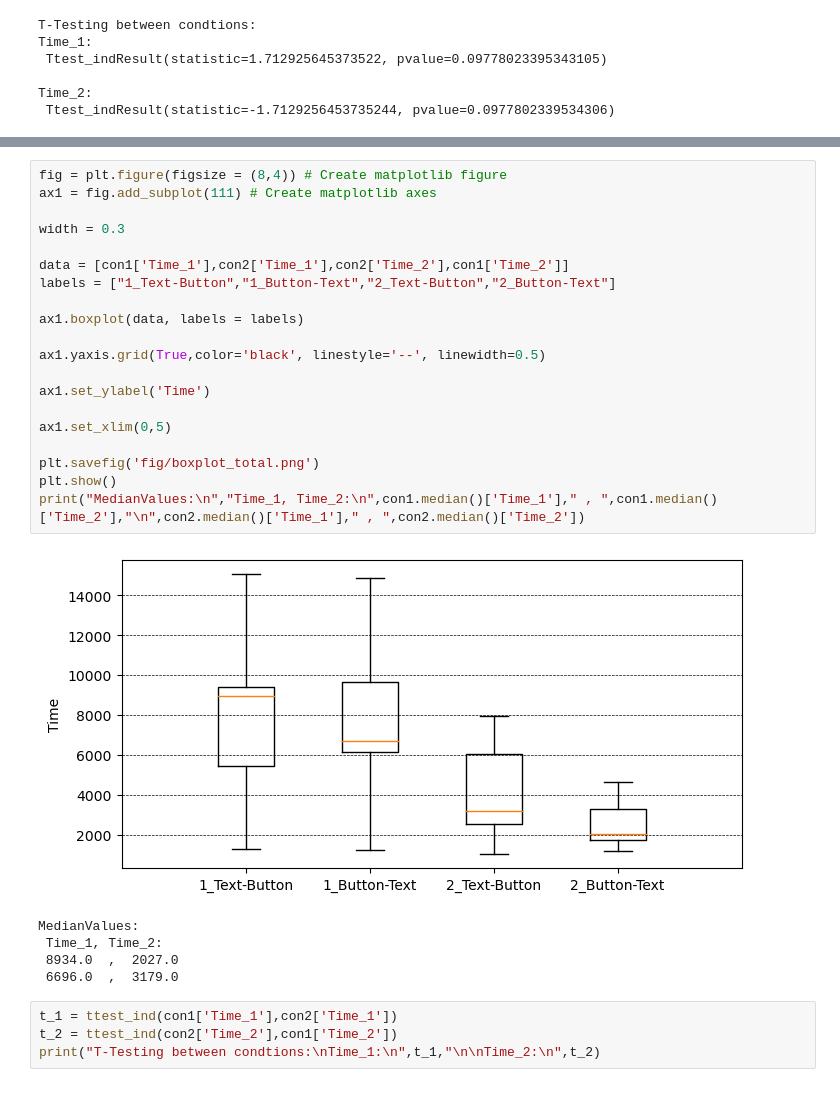
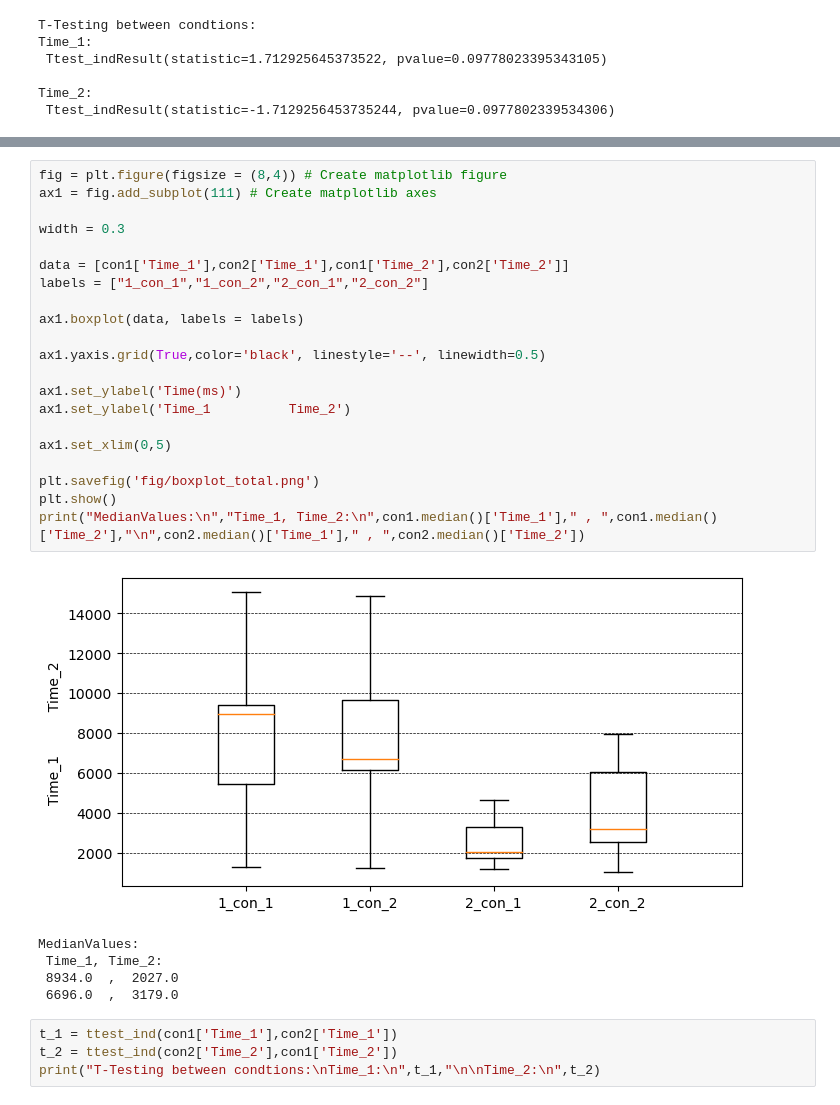
Before and after one commit to hkirsch94/HCI_ActionLine, a Jupyter notebook: HCI_analyse.ipynb, the cells around one changed output, grey strips where cells are left out. Drawn from its saved outputs; the diff is of its cells as text.

```diff
--- a/HCI_analyse.ipynb
+++ b/HCI_analyse.ipynb
@@ -219,25 +203,26 @@ StdValues:
 # %%
 fig = plt.figure(figsize = (8,4)) # Create matplotlib figure
 ax1 = fig.add_subplot(111) # Create matplotlib axes
 
 width = 0.3
 
-data = [con1['Time_1'],con2['Time_1'],con2['Time_2'],con1['Time_2']]
-labels = ["1_Text-Button","1_Button-Text","2_Text-Button","2_Button-Text"]
+data = [con1['Time_1'],con2['Time_1'],con1['Time_2'],con2['Time_2']]
+labels = ["1_con_1","1_con_2","2_con_1","2_con_2"]
 
 ax1.boxplot(data, labels = labels)
 
 ax1.yaxis.grid(True,color='black', linestyle='--', linewidth=0.5)
 
-ax1.set_ylabel('Time')
+ax1.set_ylabel('Time(ms)')
+ax1.set_ylabel('Time_1          Time_2')
 
 ax1.set_xlim(0,5)
 
 plt.savefig('fig/boxplot_total.png')
 plt.show()
 print("MedianValues:\n","Time_1, Time_2:\n",con1.median()['Time_1']," , ",con1.median()['Time_2'],"\n",con2.median()['Time_1']," , ",con2.median()['Time_2'])
 # %% [output]
-[figure, old version]
+[figure, new version]
 MedianValues:
  Time_1, Time_2:
  8934.0  ,  2027.0
```
Also changed, not shown: parts of 9 cells of this notebook, 5 other files.
